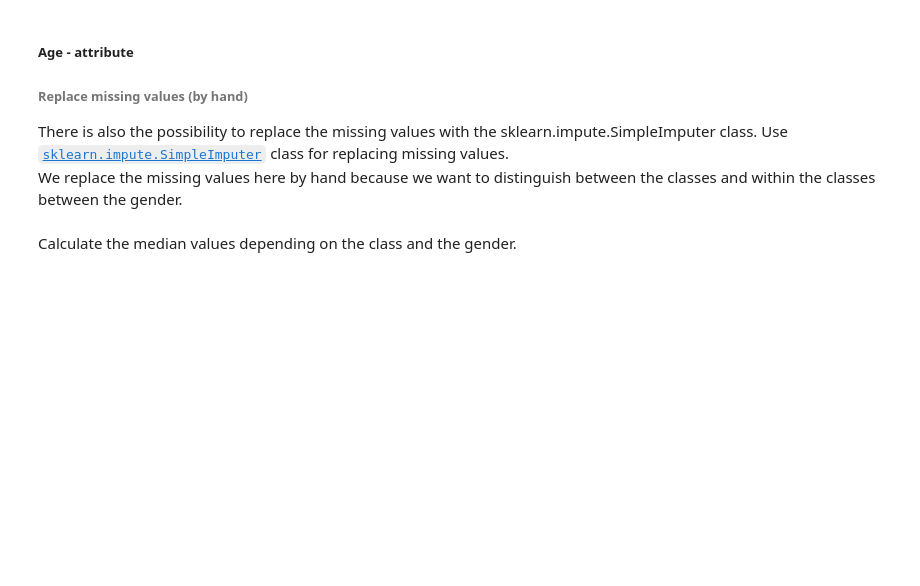
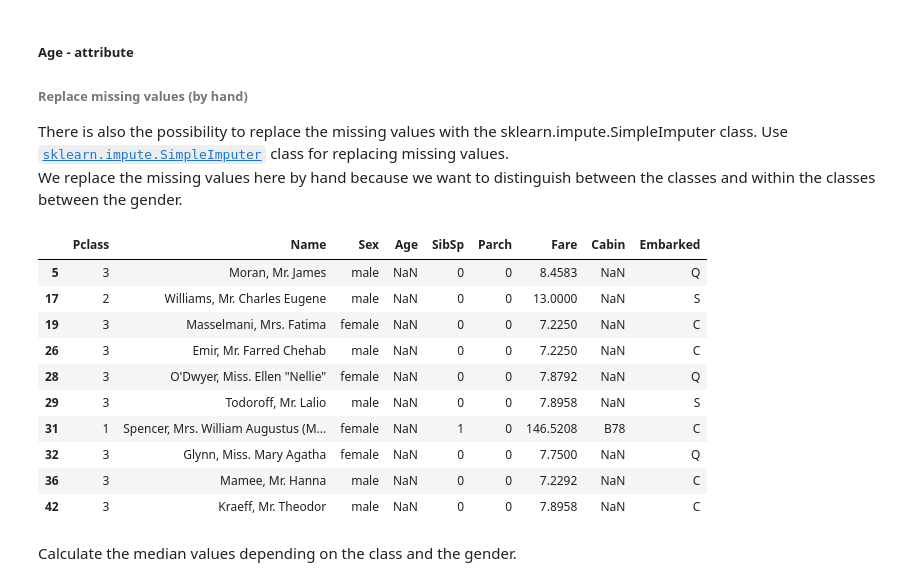
Before and after one commit to faberfred/kaggle, a Jupyter notebook: titanic/titanic_v2.ipynb, the cells around one changed output. Drawn from its saved outputs; the diff is of its cells as text; code cells hidden in the pictures; blank space fills up the shorter version.

```diff
--- a/titanic/titanic_v2.ipynb
+++ b/titanic/titanic_v2.ipynb
@@ -248,6 +233,21 @@ There is also the possibility to replace the missing values with the sklearn.imp
 Use [`sklearn.impute.SimpleImputer`](https://scikit-learn.org/stable/modules/generated/sklearn.impute.SimpleImputer.html) class for replacing missing values.
 <br>
 We replace the missing values here by hand because we want to distinguish between the classes and within the classes between the gender.
+# %%
+sample_age_incomplete_rows = X_train[X_train['Age'].isnull()].head(10)
+sample_age_incomplete_rows
+# %% [output]
+|  | Pclass | Name | Sex | Age | SibSp | Parch | Fare | Cabin | Embarked |
+| 5 | 3 | Moran, Mr. James | male | NaN | 0 | 0 | 8.4583 | NaN | Q |
+| 17 | 2 | Williams, Mr. Charles Eugene | male | NaN | 0 | 0 | 13.0000 | NaN | S |
+| 19 | 3 | Masselmani, Mrs. Fatima | female | NaN | 0 | 0 | 7.2250 | NaN | C |
+| 26 | 3 | Emir, Mr. Farred Chehab | male | NaN | 0 | 0 | 7.2250 | NaN | C |
+| 28 | 3 | O'Dwyer, Miss. Ellen "Nellie" | female | NaN | 0 | 0 | 7.8792 | NaN | Q |
+| 29 | 3 | Todoroff, Mr. Lalio | male | NaN | 0 | 0 | 7.8958 | NaN | S |
+| 31 | 1 | Spencer, Mrs. William Augustus (M... | female | NaN | 1 | 0 | 146.5208 | B78 | C |
+| 32 | 3 | Glynn, Miss. Mary Agatha | female | NaN | 0 | 0 | 7.7500 | NaN | Q |
+| 36 | 3 | Mamee, Mr. Hanna | male | NaN | 0 | 0 | 7.2292 | NaN | C |
+| 42 | 3 | Kraeff, Mr. Theodor | male | NaN | 0 | 0 | 7.8958 | NaN | C |
 # %% [markdown]
 Calculate the median values depending on the class and the gender.
 # %%
```
Also changed, not shown: parts of 20 cells of this notebook.
